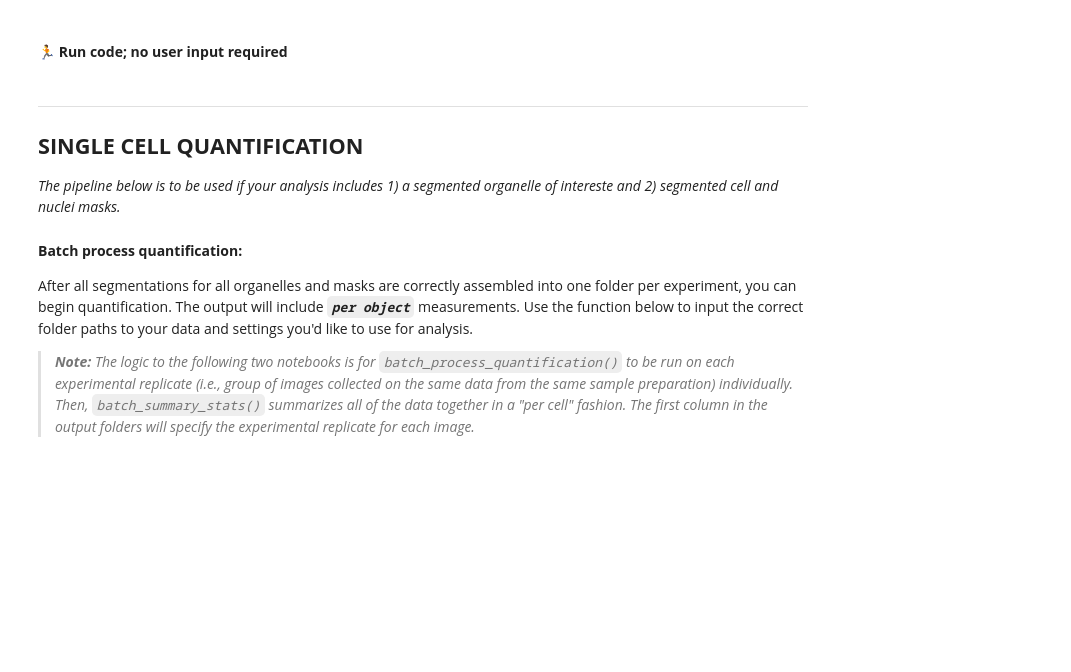
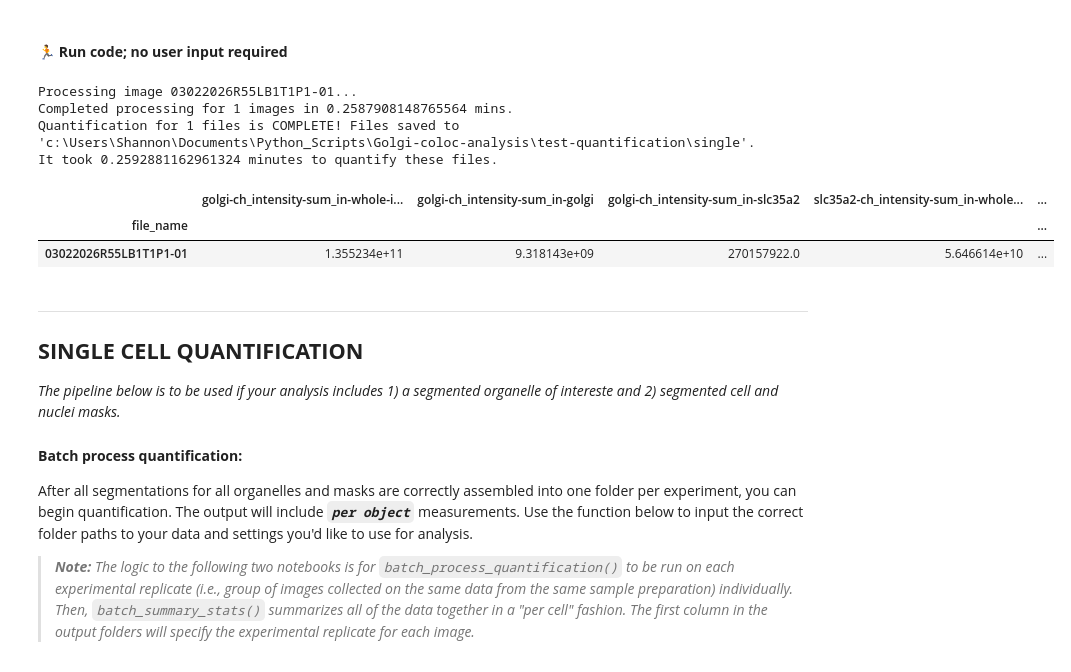
Before and after one commit to shanrhoads/Golgi-coloc-analysis, a Jupyter notebook: analysis-pipelines/batch_process_quantification.ipynb, the cells around one changed output. Cells and saved outputs as stored; diff of their text form; code cells hidden in the pictures; blank space fills up the shorter version.

Commit message:
Update quant

```diff
--- a/analysis-pipelines/batch_process_quantification.ipynb
+++ b/analysis-pipelines/batch_process_quantification.ipynb
@@ -143,35 +147,47 @@ This pipeline will quantify the total (sum) intensity of each channel in the raw
 #### &#x1F6D1; &#x270D; **User Input Required:**
 # %%
 #### USER INPUT REQUIRED ###
-out_file_name = "test_quantification",
-seg_path = Path(os.path.dirname(os.getcwd()))  / "test-segmentation/single",
-out_path = Path(os.path.dirname(os.getcwd()))  / "test-quantification/single",
-raw_path = Path(os.path.dirname(os.getcwd()))  / "pilot-data/single",
-raw_file_type = ".czi",
-raw_chan_axis = 0,
-raw_Z_axis = 1,
-raw_X_axis = 3,
-raw_Y_axis = 2,
-organelle_names= ['golgi'],
+out_file_name = "test_quantification_redo1"
+seg_path = Path(os.path.dirname(os.getcwd()))  / "test-segmentation/single"
+out_path = Path(os.path.dirname(os.getcwd()))  / "test-quantification/single"
+raw_path = Path(os.path.dirname(os.getcwd()))  / "pilot-data/single"
+raw_file_type = ".czi"
+raw_chan_axis = 0
+raw_Z_axis = 1
+raw_X_axis = 3
+raw_Y_axis = 2
+organelle_names= ['golgi', 'slc35a2']
+proteins_of_interest = ['slc35a2']
 channel_dict = {0: 'golgi',
                 1: 'slc35a2',
-                2: 'DAPI'},
+                2: 'DAPI'}
 seg_suffix = None
 # %% [markdown]
 #### &#x1F3C3; **Run code; no user input required**
 # %%
-count = batch_process_intensity_quant(out_file_name = out_file_name,
+out_tab = batch_intensity_coloc_quant(out_file_name = out_file_name,
                                       seg_path = seg_path,
                                       out_path = out_path,
                                       raw_path = raw_path,
                                       raw_file_type = raw_file_type,
                                       raw_chan_axis = raw_chan_axis,
                                       raw_Z_axis = raw_Z_axis,
                                       raw_X_axis = raw_X_axis,
                                       raw_Y_axis = raw_Y_axis,
                                       organelle_names= organelle_names,
+                                      proteins_of_interest = proteins_of_interest,
                                       channel_dict = channel_dict,
                                       seg_suffix = seg_suffix)
+
+out_tab
+# %% [output]
+Processing image 03022026R55LB1T1P1-01...
+Completed processing for 1 images in 0.2587908148765564 mins.
+Quantification for 1 files is COMPLETE! Files saved to 'c:\Users\Shannon\Documents\Python_Scripts\Golgi-coloc-analysis\test-quantification\single'.
+It took 0.2592881162961324 minutes to quantify these files.
+|  | golgi-ch_intensity-sum_in-whole-i... | golgi-ch_intensity-sum_in-golgi | golgi-ch_intensity-sum_in-slc35a2 | slc35a2-ch_intensity-sum_in-whole... | ... |
+| file_name |  |  |  |  | ... |
+| 03022026R55LB1T1P1-01 | 1.355234e+11 | 9.318143e+09 | 270157922.0 | 5.646614e+10 | ... |
 # %% [markdown]
 __________________________
 ## **SINGLE CELL QUANTIFICATION**
```
Also changed, not shown: parts of 4 cells of this notebook, 3 other files.
